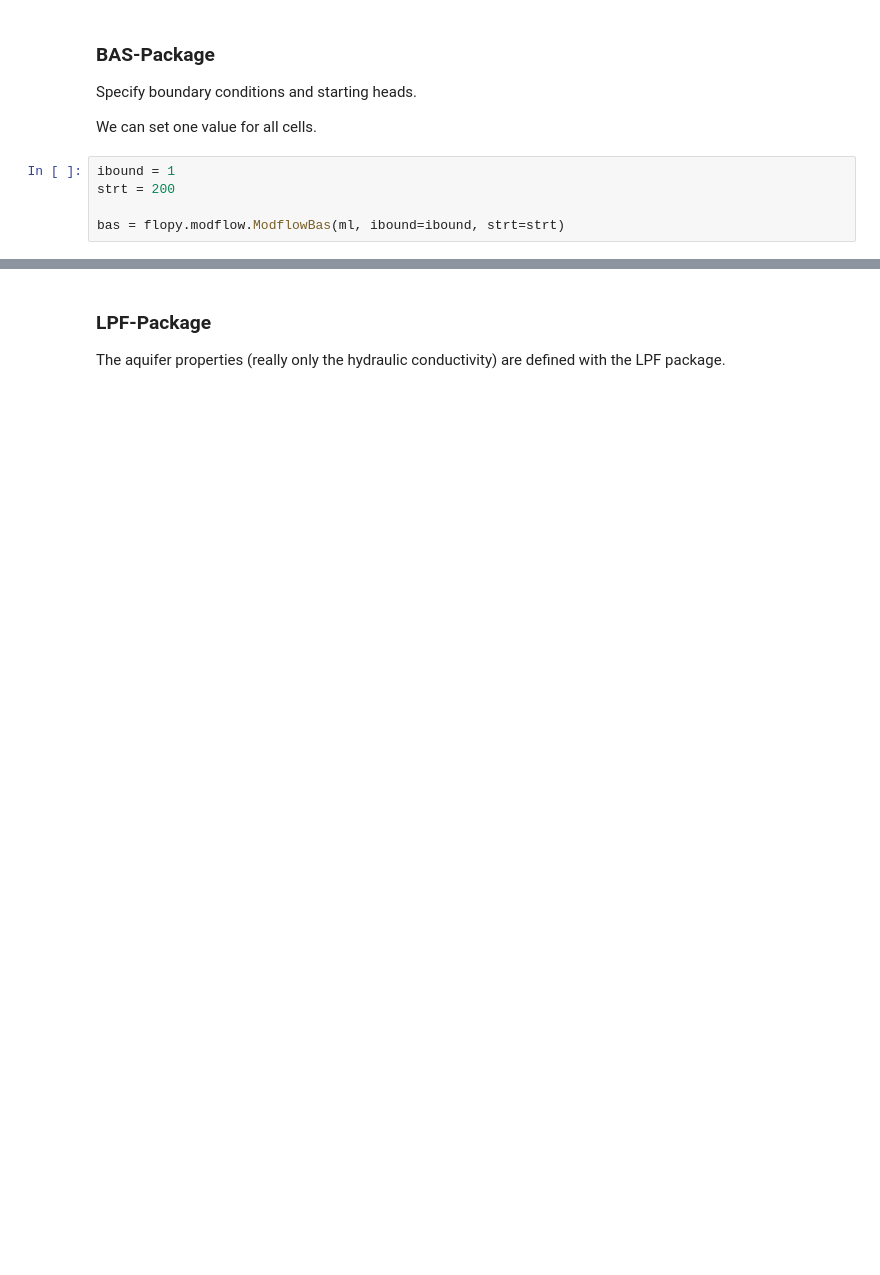
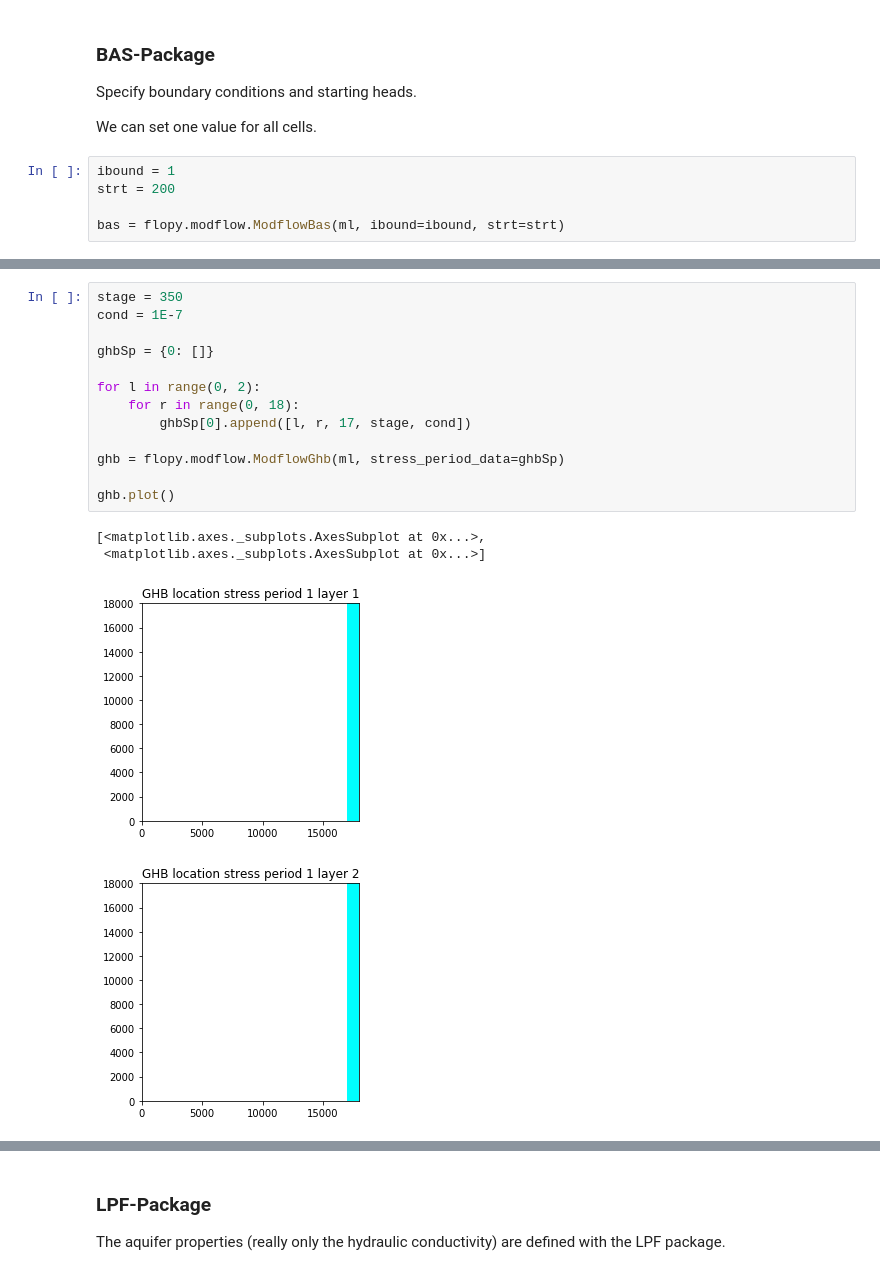
Before and after one commit to inowas/effective_groundwater_model_calibration_exercises, a Jupyter notebook: effective_groundwater_model_calibration.ipynb, the cells around one changed output, grey strips where cells are left out. Drawn from its saved outputs; the diff is of its cells as text; blank space fills up the shorter version.

```diff
--- a/effective_groundwater_model_calibration.ipynb
+++ b/effective_groundwater_model_calibration.ipynb
@@ -98,0 +129,18 @@ bas = flopy.modflow.ModflowBas(ml, ibound=ibound, strt=strt)
+# %%
+stage = 350
+cond = 1E-7
+
+ghbSp = {0: []}
+
+for l in range(0, 2):
+    for r in range(0, 18):
+        ghbSp[0].append([l, r, 17, stage, cond])
+
+ghb = flopy.modflow.ModflowGhb(ml, stress_period_data=ghbSp)
+
+ghb.plot()
+# %% [output]
+[<matplotlib.axes._subplots.AxesSubplot at 0x...>,
+ <matplotlib.axes._subplots.AxesSubplot at 0x...>]
+[figure, added]
+[figure, added]
```
Also changed, not shown: parts of 12 cells of this notebook.
